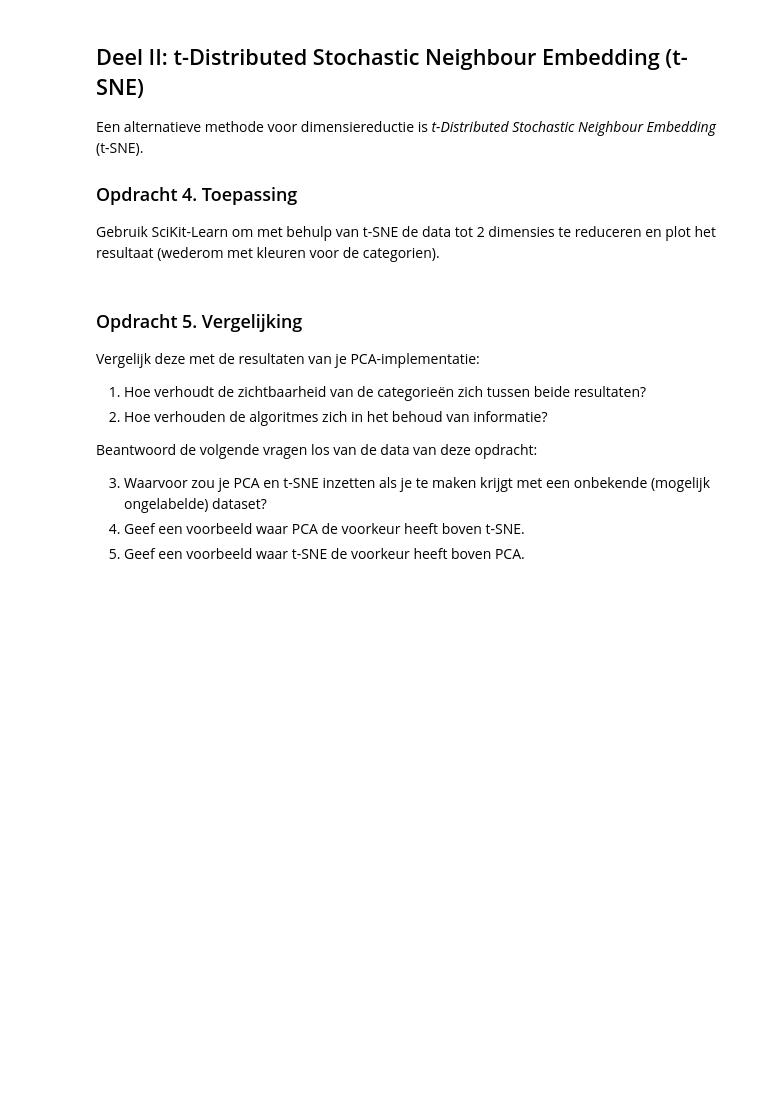
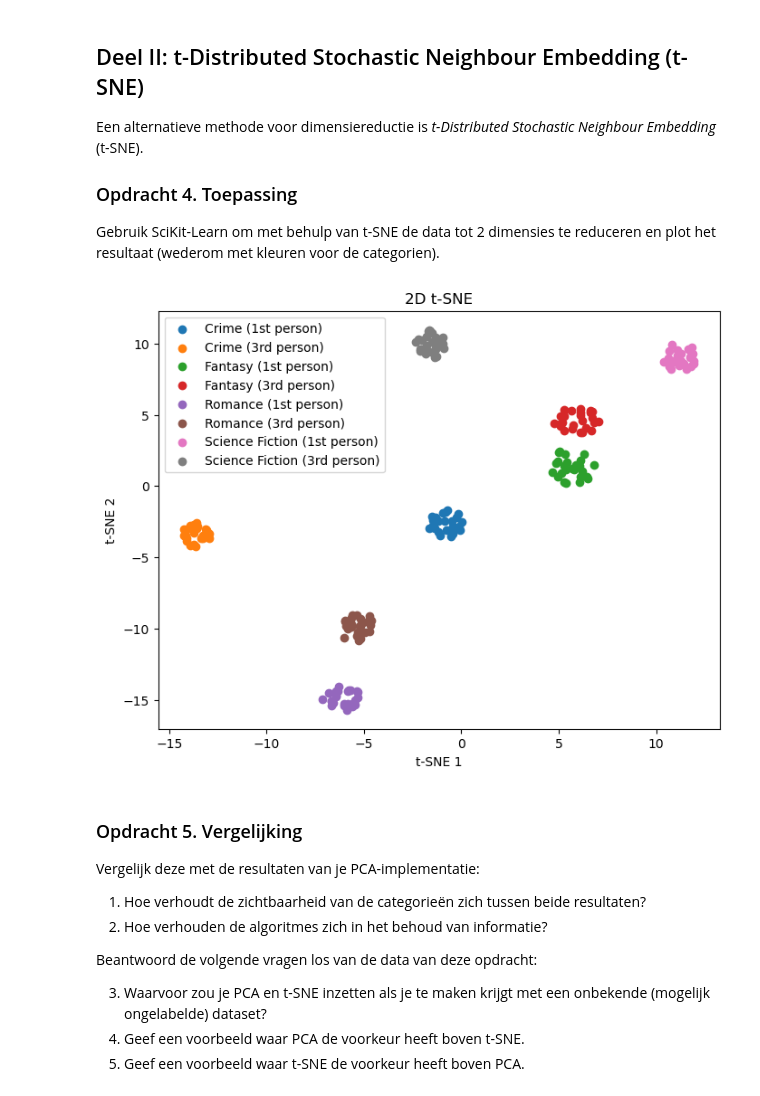
Before and after one commit to AI-S4-2026/la-ii-dimensionaliteitsreductie-JustMyla, a Jupyter notebook: dimensionality.ipynb, the cells around one changed output. Cells and saved outputs as stored; diff of their text form; code cells hidden in the pictures; blank space fills up the shorter version.

```diff
--- a/dimensionality.ipynb
+++ b/dimensionality.ipynb
@@ -201,7 +227,22 @@ Een alternatieve methode voor dimensiereductie is _t-Distributed Stochastic Neig
 ### Opdracht 4. Toepassing
 Gebruik SciKit-Learn om met behulp van t-SNE de data tot 2 dimensies te reduceren en plot het resultaat (wederom met kleuren voor de categorien).
 # %%
-# TODO: Schrijf hier je code.
+# Apply t-SNE
+tsne = TSNE(n_components=2, random_state=42)
+X_2D = tsne.fit_transform(X)
+
+# Plot
+plt.figure(figsize=(8,6))
+for label in np.unique(y):
+    plt.scatter(X_2D[y == label, 0], X_2D[y == label, 1], label=label)
+
+plt.xlabel('t-SNE 1')
+plt.ylabel('t-SNE 2')
+plt.title('2D t-SNE')
+plt.legend()
+plt.show()
+# %% [output]
+[figure, added]
 # %% [markdown]
 ### Opdracht 5. Vergelijking
 
```
Also changed, not shown: parts of 6 cells of this notebook.
